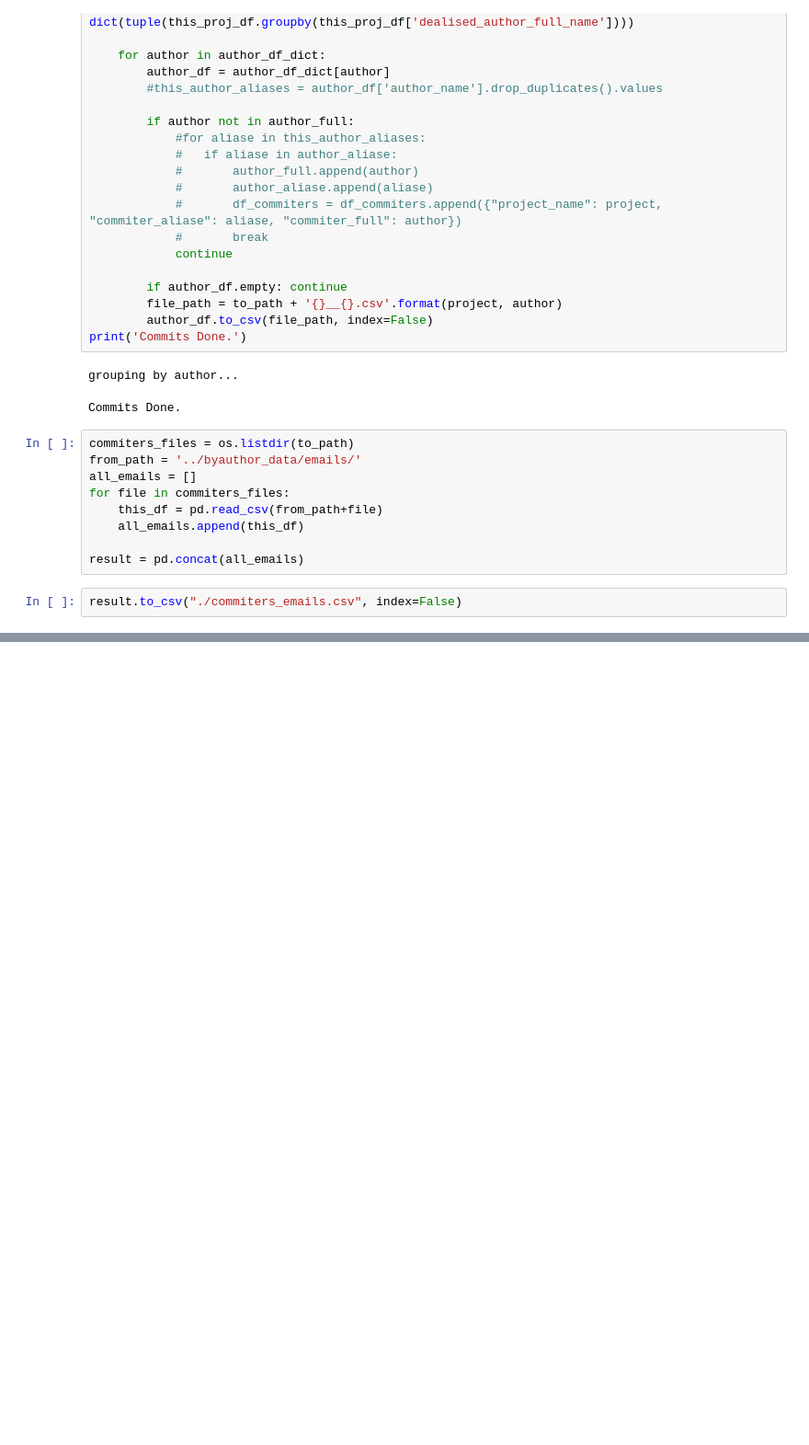
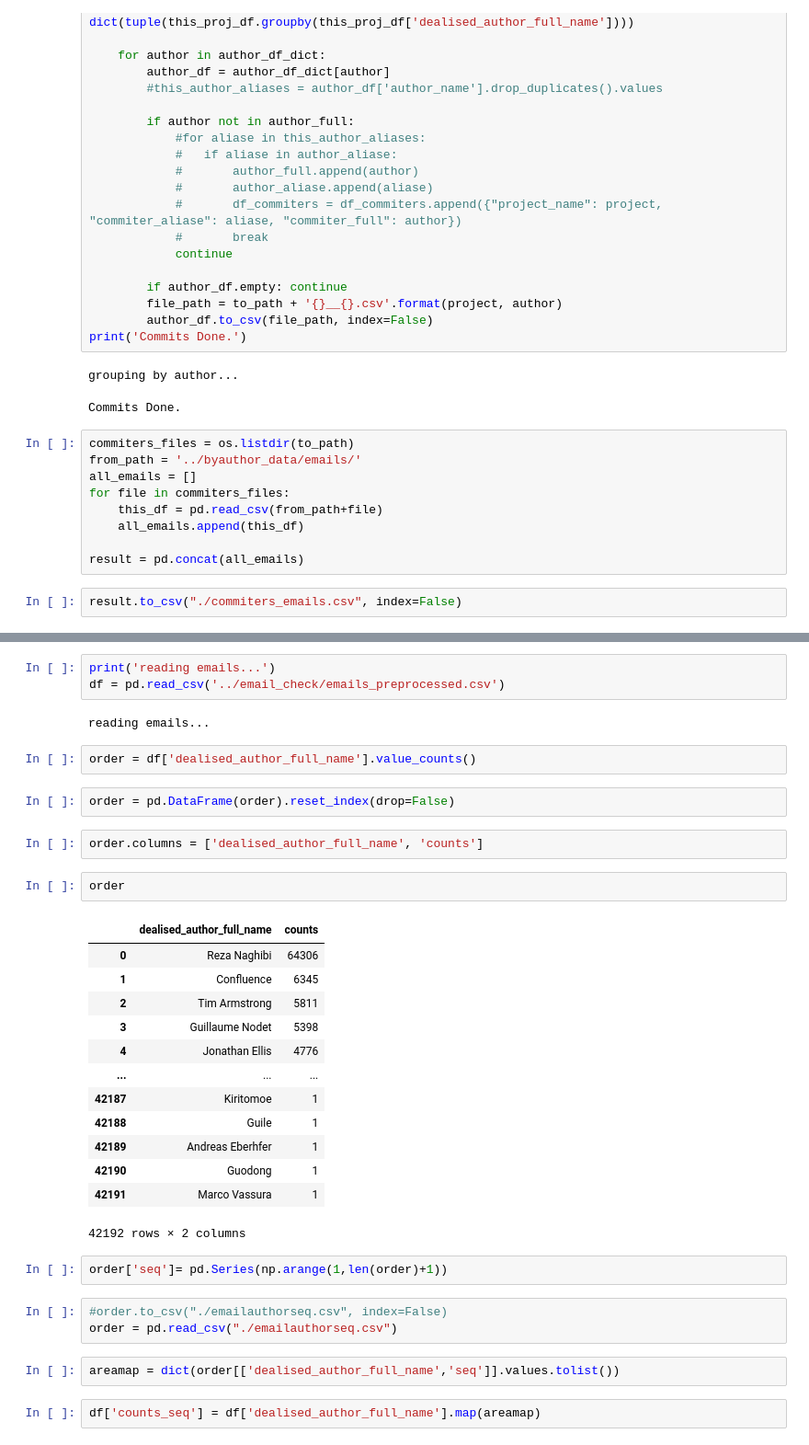
Before and after one commit to zenoWZH/ASFdata_analysis, a Jupyter notebook: email_cluster/commiters.ipynb, the cells around one changed output, grey strips where cells are left out. Shown: that part at 92% size. Cells and saved outputs as stored; diff of their text form; blank space fills up the shorter version.

```diff
--- a/email_cluster/commiters.ipynb
+++ b/email_cluster/commiters.ipynb
@@ -165,3 +169,39 @@ result.head()
 | 2 | <JIRA.13130300.1515699055000.1270... | <JIRA.13130300.1515699055000@Atla... | superset | dev | 2018-02-05 21:29:00 | Ashutosh Chauhan | jira commented superset- send pas... | page com atlassian jira plugin sy... |
 | 0 | <BANLkTi=gMnmH146_FTiQH3ahQnnpeUp... | <BANLkTi=oq_QEwnwfwmcbrL8p9DdnCwO... | flume | dev | 2011-06-23 17:57:03 | Aaron Kimball | plan moving mailing list apache | thu jun pm jonathan hsieh jon com... |
 | 0 | <CAGfeOkdx-oTBnpeFhmmeTUZeSc_mofz... | <CACAoQH2JT4uoOZGRe5dS=tUyQtG=VzF... | cordova | dev | 2012-01-06 11:59:06 | Dan Silivestru | doe anyone actually like jira ema... | well fri jan gtanner com write ge... |
+# %%
+print('reading emails...')
+df = pd.read_csv('../email_check/emails_preprocessed.csv')
+# %% [output]
+reading emails...
+# %%
+order = df['dealised_author_full_name'].value_counts()
+# %%
+order = pd.DataFrame(order).reset_index(drop=False)
+# %%
+order.columns = ['dealised_author_full_name', 'counts']
+# %%
+order
+# %% [output]
+|  | dealised_author_full_name | counts |
+| 0 | Reza Naghibi | 64306 |
+| 1 | Confluence | 6345 |
+| 2 | Tim Armstrong | 5811 |
+| 3 | Guillaume Nodet | 5398 |
+| 4 | Jonathan Ellis | 4776 |
+| ... | ... | ... |
+| 42187 | Kiritomoe | 1 |
+| 42188 | Guile | 1 |
+| 42189 | Andreas Eberhfer | 1 |
+| 42190 | Guodong | 1 |
+| 42191 | Marco Vassura | 1 |
+42192 rows × 2 columns
+# %%
+order['seq']= pd.Series(np.arange(1,len(order)+1))
+# %%
+#order.to_csv("./emailauthorseq.csv", index=False)
+order = pd.read_csv("./emailauthorseq.csv")
+# %%
+areamap = dict(order[['dealised_author_full_name','seq']].values.tolist())
+# %%
+df['counts_seq'] = df['dealised_author_full_name'].map(areamap)
```
Also changed, not shown: parts of 2 cells of this notebook, 2 other files.
